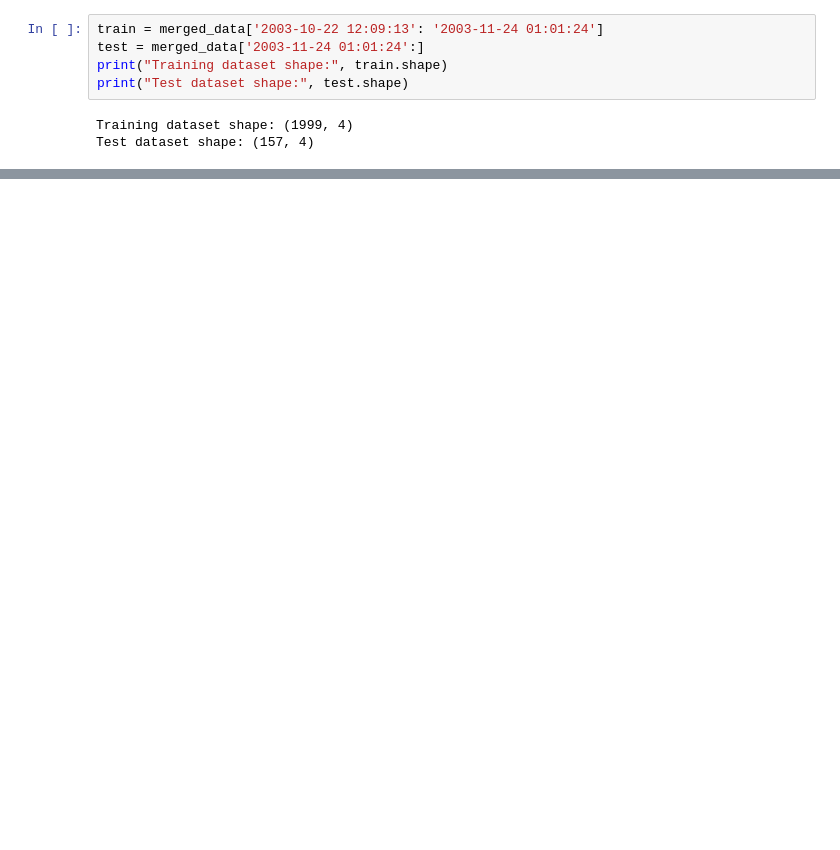
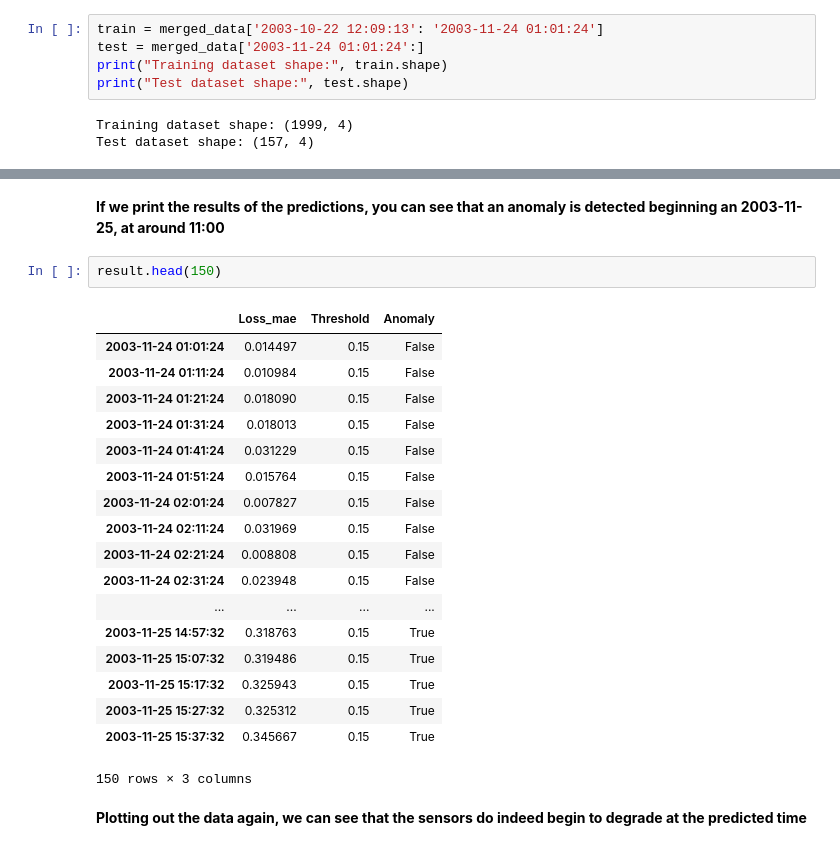
Before and after one commit to johnwu0604/time-series-anomaly-detection, a Jupyter notebook: Time_Series_Anomaly_Detection.ipynb, the cells around one changed output, grey strips where cells are left out. Cells and saved outputs as stored; diff of their text form; blank space fills up the shorter version.

```diff
--- a/Time_Series_Anomaly_Detection.ipynb
+++ b/Time_Series_Anomaly_Detection.ipynb
@@ -396,0 +336,25 @@ Model saved
+# %% [markdown]
+**If we print the results of the predictions, you can see that an anomaly is detected beginning an 2003-11-25, at around 11:00**
+# %%
+result.head(150)
+# %% [output]
+|  | Loss_mae | Threshold | Anomaly |
+| 2003-11-24 01:01:24 | 0.014497 | 0.15 | False |
+| 2003-11-24 01:11:24 | 0.010984 | 0.15 | False |
+| 2003-11-24 01:21:24 | 0.018090 | 0.15 | False |
+| 2003-11-24 01:31:24 | 0.018013 | 0.15 | False |
+| 2003-11-24 01:41:24 | 0.031229 | 0.15 | False |
+| 2003-11-24 01:51:24 | 0.015764 | 0.15 | False |
+| 2003-11-24 02:01:24 | 0.007827 | 0.15 | False |
+| 2003-11-24 02:11:24 | 0.031969 | 0.15 | False |
+| 2003-11-24 02:21:24 | 0.008808 | 0.15 | False |
+| 2003-11-24 02:31:24 | 0.023948 | 0.15 | False |
+| ... | ... | ... | ... |
+| 2003-11-25 14:57:32 | 0.318763 | 0.15 | True |
+| 2003-11-25 15:07:32 | 0.319486 | 0.15 | True |
+| 2003-11-25 15:17:32 | 0.325943 | 0.15 | True |
+| 2003-11-25 15:27:32 | 0.325312 | 0.15 | True |
+| 2003-11-25 15:37:32 | 0.345667 | 0.15 | True |
+150 rows × 3 columns
+# %% [markdown]
+**Plotting out the data again, we can see that the sensors do indeed begin to degrade at the predicted time**
```
Also changed, not shown: parts of 83 cells of this notebook, 3 other files.
